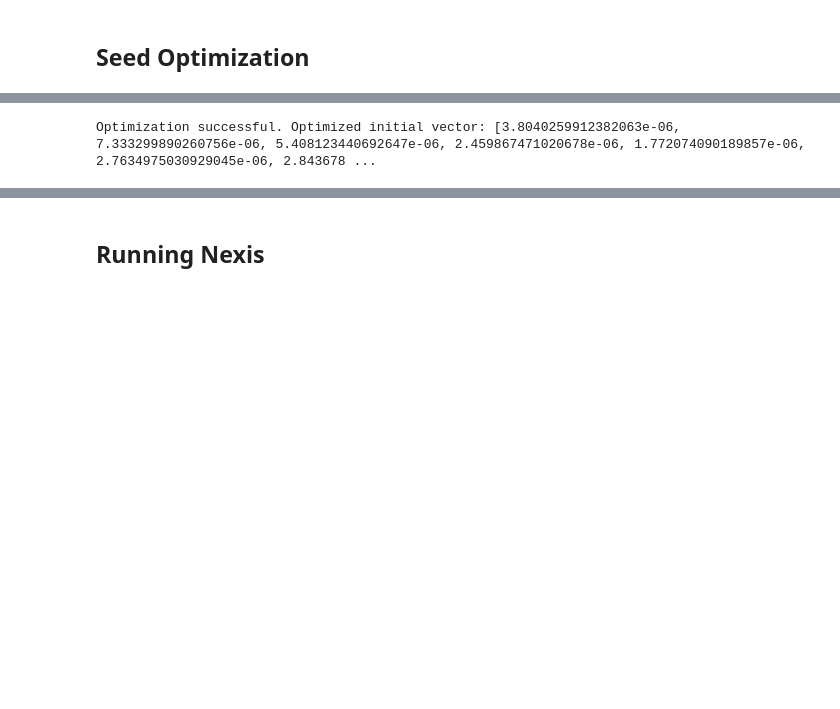
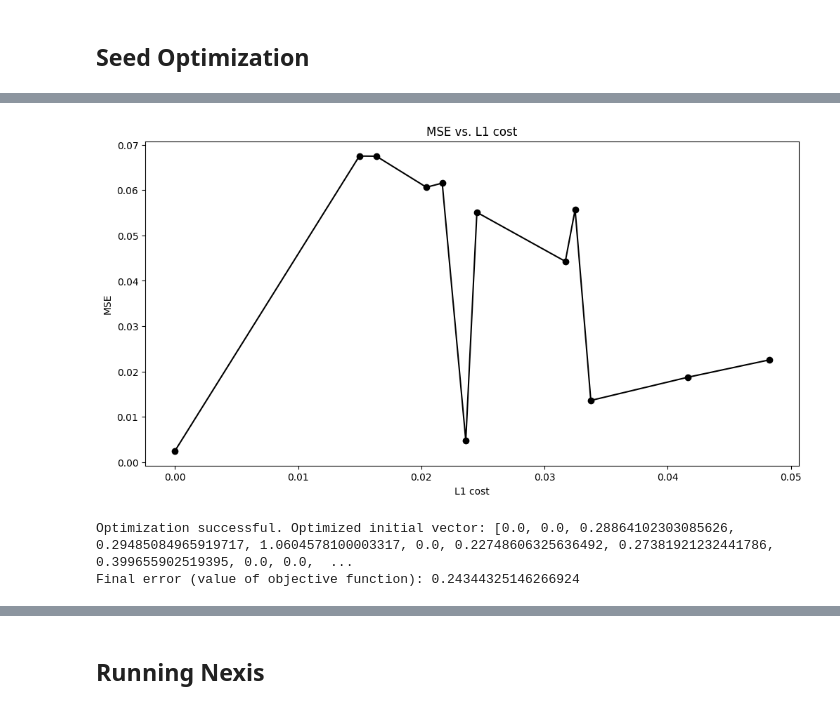
Before and after one commit to LaasyaMunjeti/EBM-Nexis, a Jupyter notebook: Running_nexis_seedop.ipynb, the cells around one changed output, grey strips where cells are left out. Drawn from its saved outputs; the diff is of its cells as text; code cells hidden in the pictures; blank space fills up the shorter version.

```diff
--- a/Running_nexis_seedop.ipynb
+++ b/Running_nexis_seedop.ipynb
@@ -202,2 +301,17 @@ KeyboardInterrupt:
+# %%
+# Plot MSE vs. lambda
+L1_mse = L1_mse.sort_values(by='L1 cost')
+plt.figure(figsize=(12, 6))
+plt.plot(L1_mse['L1 cost'], L1_mse['MSE'], marker='o', linestyle='-', color='k', label='Data Line')
+
+# Add labels and title
+plt.xlabel('L1 cost')
+plt.ylabel('MSE')
+plt.title('MSE vs. L1 cost')
+
+# Show the plot
+plt.show()
+# %% [output]
+[figure, added]
 # %%
 # SET LAMBDA HERE (for L1 regularization)
@@ -275,15 +382,17 @@ bounds = [(0, 3) for _ in range(nROI)]
 
 # Perform the optimization
 result = minimize(custom_Nexis_MSE, init_guess, bounds=bounds, method='L-BFGS-B',
-                      options={'ftol': 1e-3, 'gtol': 1e-3,'maxiter': 1000})
+                        options={'ftol': 1e-3, 'gtol': 1e-3,'maxiter': 1000})
 
-# Check the results
 if result.success:
     optimized_initial_vec = result.x
     optimized_initial_vec = optimized_initial_vec.tolist()
 
     print(f"Optimization successful. Optimized initial vector: {optimized_initial_vec}")
+    print(f"Final error (value of objective function): {result.fun}")
 else:
     print("Optimization failed.", result.message)
+    print(f"Final error (value of objective function): {result.fun}")
 # %% [output]
-Optimization successful. Optimized initial vector: [3.8040259912382063e-06, 7.333299890260756e-06, 5.408123440692647e-06, 2.459867471020678e-06, 1.772074090189857e-06, 2.7634975030929045e-06, 2.843678 ...
+Optimization successful. Optimized initial vector: [0.0, 0.0, 0.28864102303085626, 0.29485084965919717, 1.0604578100003317, 0.0, 0.22748606325636492, 0.27381921232441786, 0.399655902519395, 0.0, 0.0,  ...
+Final error (value of objective function): 0.24344325146266924
```
Also changed, not shown: parts of 14 cells of this notebook.
